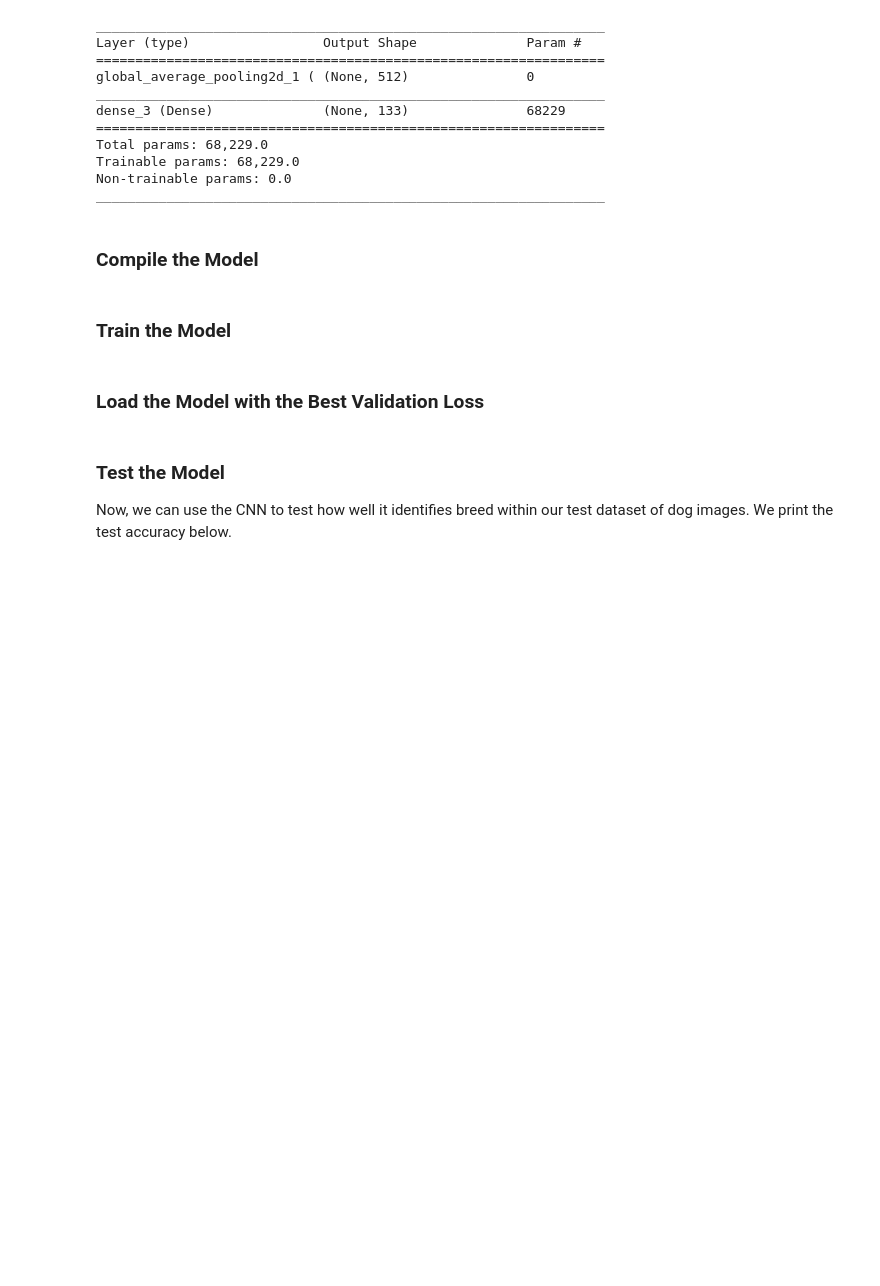
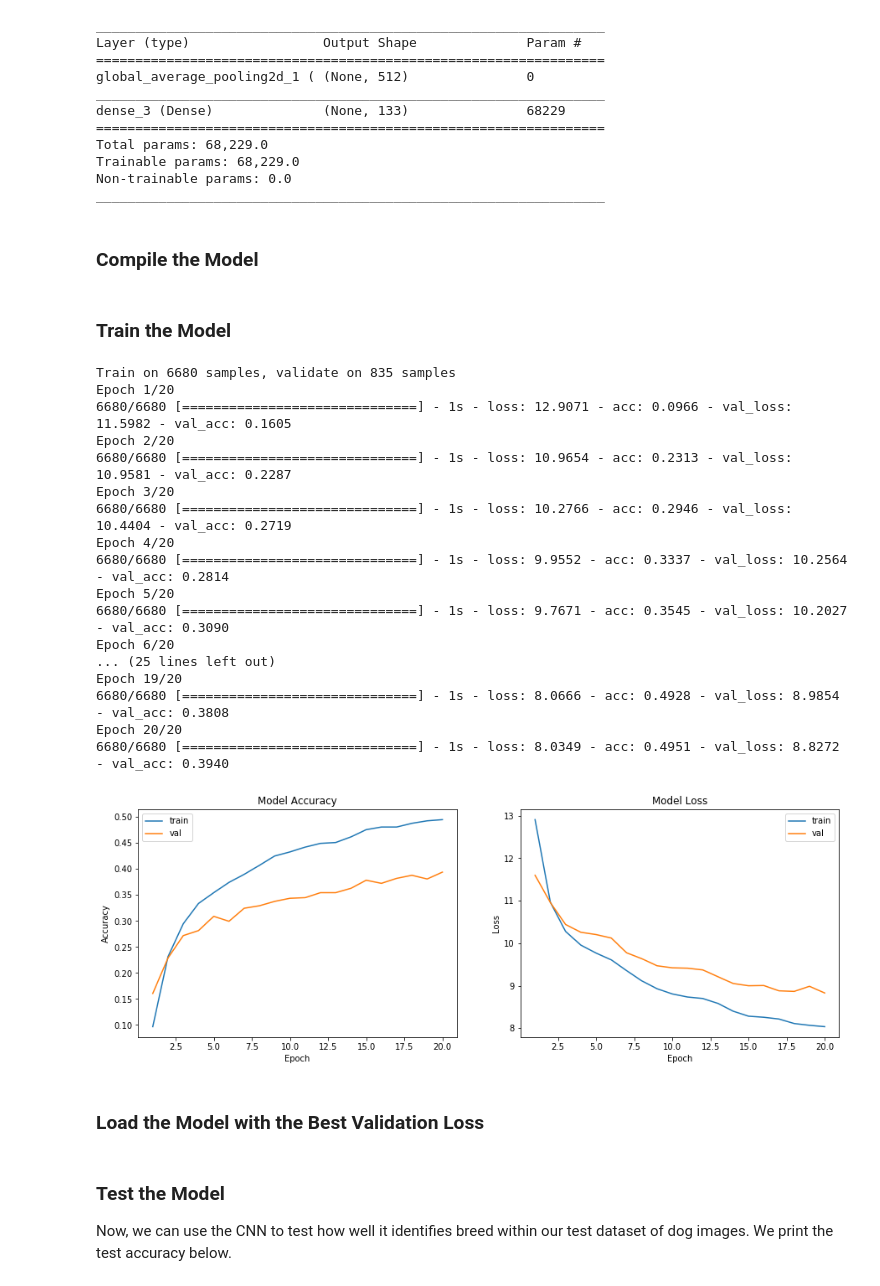
Before and after one commit to hsherwoodcoombs/cnn-images, a Jupyter notebook: dog_app.ipynb, the cells around one changed output. Cells and saved outputs as stored; diff of their text form; code cells hidden in the pictures; blank space fills up the shorter version.

Commit message:
update to basic CNN- test accuracy to 17%

```diff
--- a/dog_app.ipynb
+++ b/dog_app.ipynb
@@ -649,18 +650,38 @@ _________________________________________________________________
 # %% [markdown]
 ### Compile the Model
 # %%
-VGG16_model.compile(loss='categorical_crossentropy', optimizer='rmsprop', metrics=['accuracy'])
+VGG16_model.compile(loss='categorical_crossentropy', optimizer='rmsprop', metrics=['accuracy', mse, mae])
 # %% [markdown]
 ### Train the Model
 # %%
 checkpointer = ModelCheckpoint(filepath='saved_models/weights.best.VGG16.hdf5',
                                verbose=1, save_best_only=True)
 
 VG_history = VGG16_model.fit(train_VGG16, train_targets,
           validation_data=(valid_VGG16, valid_targets),
           epochs=20, batch_size=20, callbacks=[checkpointer, tbCallBack], verbose=1)
 
 vs.plot_model(VG_history)
+vs.plot_error_model(VG_history)
+# %% [output]
+Train on 6680 samples, validate on 835 samples
+Epoch 1/20
+6680/6680 [==============================] - 1s - loss: 12.9071 - acc: 0.0966 - val_loss: 11.5982 - val_acc: 0.1605
+Epoch 2/20
+6680/6680 [==============================] - 1s - loss: 10.9654 - acc: 0.2313 - val_loss: 10.9581 - val_acc: 0.2287
+Epoch 3/20
+6680/6680 [==============================] - 1s - loss: 10.2766 - acc: 0.2946 - val_loss: 10.4404 - val_acc: 0.2719
+Epoch 4/20
+6680/6680 [==============================] - 1s - loss: 9.9552 - acc: 0.3337 - val_loss: 10.2564 - val_acc: 0.2814
+Epoch 5/20
+6680/6680 [==============================] - 1s - loss: 9.7671 - acc: 0.3545 - val_loss: 10.2027 - val_acc: 0.3090
+Epoch 6/20
+... (25 lines left out)
+Epoch 19/20
+6680/6680 [==============================] - 1s - loss: 8.0666 - acc: 0.4928 - val_loss: 8.9854 - val_acc: 0.3808
+Epoch 20/20
+6680/6680 [==============================] - 1s - loss: 8.0349 - acc: 0.4951 - val_loss: 8.8272 - val_acc: 0.3940
+[figure, added]
 # %% [markdown]
 ### Load the Model with the Best Validation Loss
 # %%
```
Also changed, not shown: parts of 6 cells of this notebook.
